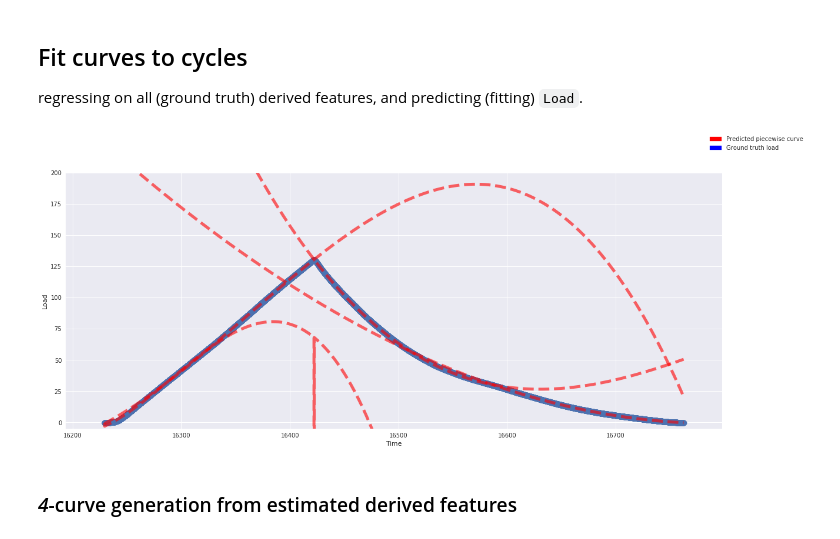
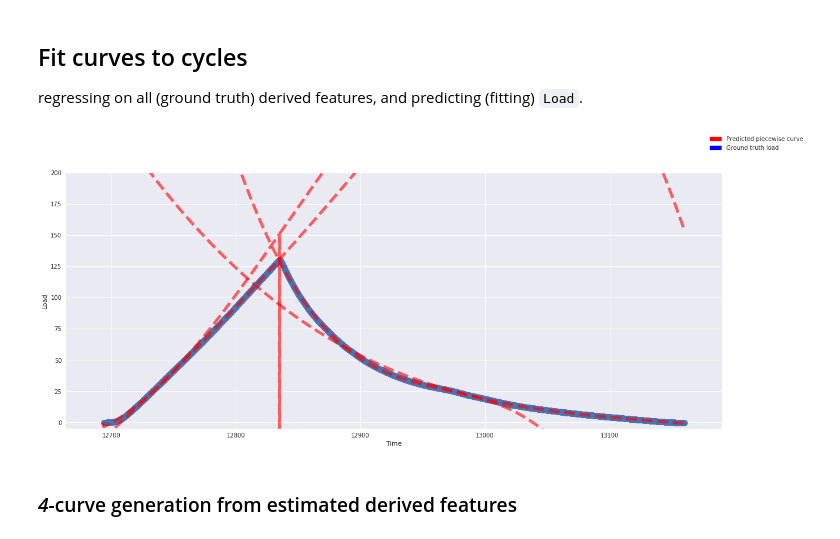
Before and after one commit to Columbia-Creative-Machines-Lab/muscle-prediction, a Jupyter notebook: regression/regression-tuned.ipynb, the cells around one changed output. Cells and saved outputs as stored; diff of their text form; code cells hidden in the pictures.

Commit message:
fix broken cycle

```diff
--- a/regression/regression-tuned.ipynb
+++ b/regression/regression-tuned.ipynb
@@ -126,7 +126,7 @@ def cycle_ridge(X, y):
     steps = [('poly', PolynomialFeatures()), ('reg', Ridge())]
     ests = [Pipeline(steps) for i in range(4)]
     gcvs, limits = [], [0, h2-h1, h3-h1, h4-h1]
-    param_grid = dict(poly__degree=[3, 5],
+    param_grid = dict(poly__degree=[3],
                       reg__alpha=np.linspace(0.1, 10.0, 10))
 
     for i, est in enumerate(ests):
@@ -134,23 +134,23 @@ def cycle_ridge(X, y):
         gcvs.append(cv.fit(curves[i], targets[i]).best_estimator_)
     return gcvs, limits
 # %%
-cycle = df[df.Cycle==47]
+cycle = df[df.Cycle==40]
 sani_cycle = cycle.drop(['Load', 'Datetime'], axis=1).fillna(0) #TEMP
 ests, limits = cycle_ridge(cycle.drop('Load', axis=1), cycle.Load)
 # %%
 import matplotlib.patches as mpatches
 fig, axes = plt.subplots(figsize=(20, 8))
 plt.ylim(-5,200)
-sns.regplot('Time', 'Load', cycle, fit_reg=False, scatter_kws={"alpha":0.9,"s":100})
+sns.regplot('Time', 'Load', cycle, fit_reg=False, scatter_kws={"alpha":0.7, "s":100})
 for est in range(4):
     pred = ests[est].predict(sani_cycle)
     axes.plot(sani_cycle.Time, pred, linewidth=5, linestyle='--', alpha=0.6, c='r')
 
 red_patch = mpatches.Patch(color='blue', label='Ground truth load')
 blue_patch = mpatches.Patch(color='red', label='Predicted piecewise curve')
 fig.legend(handles=[blue_patch, red_patch])
 fig.show()
 # %% [output]
-[figure, old version]
+[figure, new version]
 # %% [markdown]
 ### _4_-curve generation from estimated derived features
```
Also changed, not shown: parts of 12 cells of this notebook.
